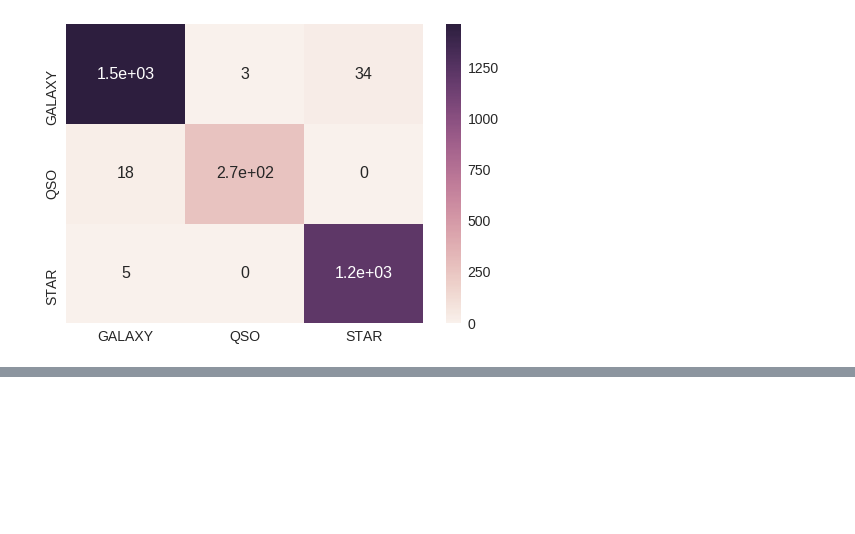
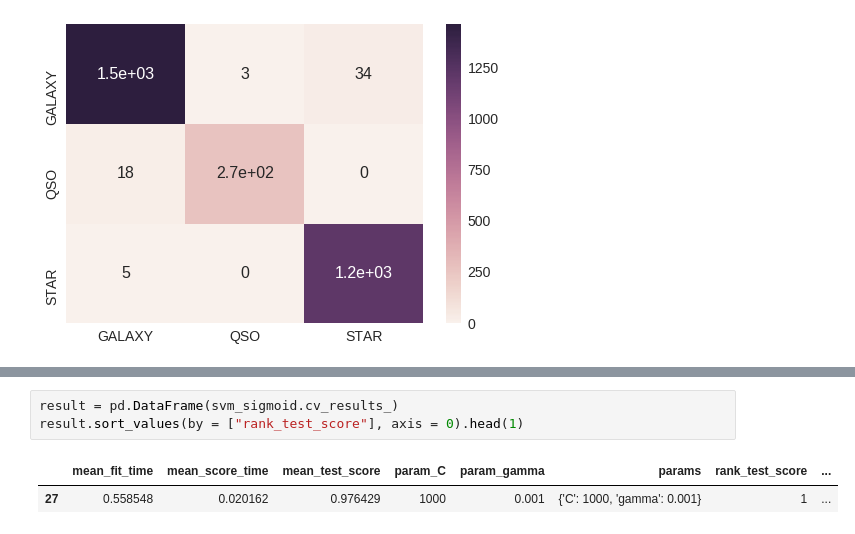
Before and after one commit to MattiaPOLI/DR14, a Jupyter notebook: SVM.ipynb, the cells around one changed output, grey strips where cells are left out. Drawn from its saved outputs; the diff is of its cells as text; blank space fills up the shorter version.

```diff
--- a/SVM.ipynb
+++ b/SVM.ipynb
@@ -403,0 +453,6 @@ plotly.offline.iplot(figure, filename="rbfAccuracy")
+# %%
+result = pd.DataFrame(svm_sigmoid.cv_results_)
+result.sort_values(by = ["rank_test_score"], axis = 0).head(1)
+# %% [output]
+|  | mean_fit_time | mean_score_time | mean_test_score | param_C | param_gamma | params | rank_test_score | ... |
+| 27 | 0.558548 | 0.020162 | 0.976429 | 1000 | 0.001 | {'C': 1000, 'gamma': 0.001} | 1 | ... |
```
Also changed, not shown: parts of 3 cells of this notebook.
